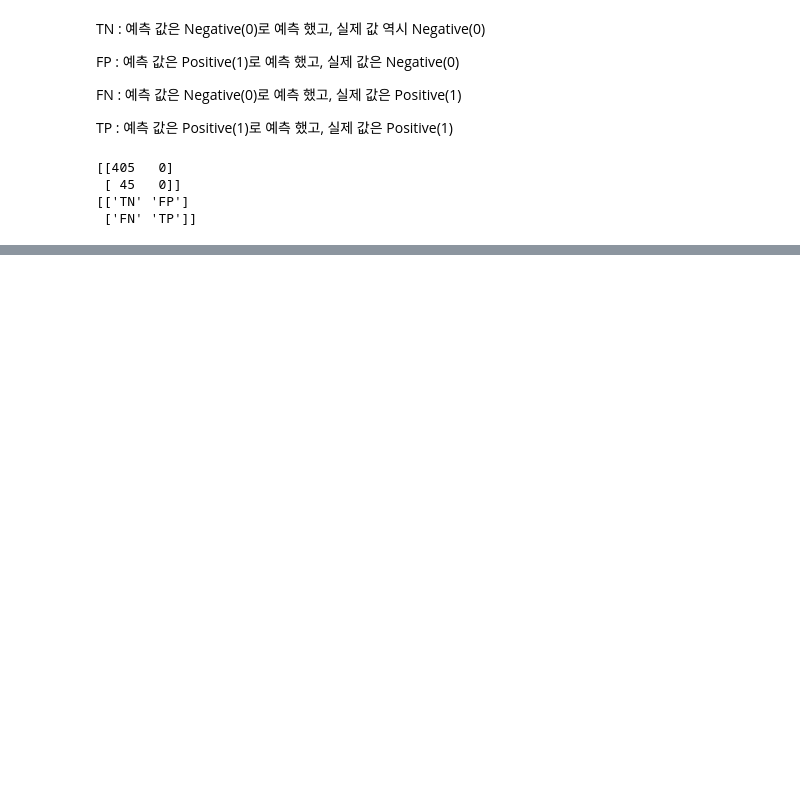
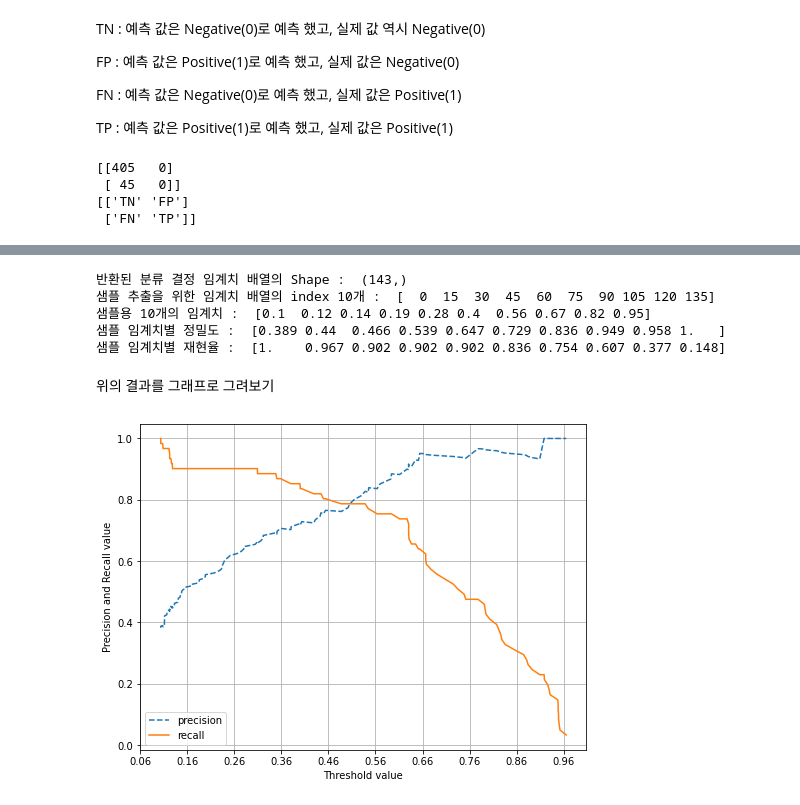
Before and after one commit to HwangHanJae/ml-definitive-guide-pratice, a Jupyter notebook: evaluation_metrics.ipynb, the cells around one changed output, grey strips where cells are left out. Cells and saved outputs as stored; diff of their text form; code cells hidden in the pictures; blank space fills up the shorter version.

Commit message:
분류 클래스의 오차행렬을 활용한 평가지표(정확도, 정밀도, 재현율, 특이도, F1 Score, ROC Curve, Roc AUC)

```diff
--- a/evaluation_metrics.ipynb
+++ b/evaluation_metrics.ipynb
@@ -169,0 +339,55 @@ confusion_matrix로 정확도, 정밀도, 재현율을 알 수 있음
+# %%
+#사이킷런에서는 precision_recall_curve() API를 제공
+from sklearn.metrics import precision_recall_curve
+
+#레이블 값이 1일 때의 예측 확률을 추출
+pred_proba_class1 = clf.predict_proba(X_test)[:, 1]
+
+#실제값 데이터 세트와 레이블 값이 1일 때의 예측 확률을 precision_recall_curve 인자로 입력
+precisions, recalls, thresholds = precision_recall_curve(y_test, pred_proba_class1)
+print("반환된 분류 결정 임계치 배열의 Shape : ", thresholds.shape)
+
+#반환된 임계치 배열 로우가 147건이므로 샘플로 10건만 추출, 임계치를 15 Step으로 추출
+thr_index = np.arange(0, thresholds.shape[0], 15)
+print("샘플 추출을 위한 임계치 배열의 index 10개 : ", thr_index)
+print("샘플용 10개의 임계치 : ", np.round(thresholds[thr_index], 2))
+
+#15 Step 단위로 추출된 임계치에 따른 정밀도와 재현율 값
+print("샘플 임계치별 정밀도 : ", np.round(precisions[thr_index],3))
+print("샘플 임계치별 재현율 : ", np.round(recalls[thr_index],3))
+# %% [output]
+반환된 분류 결정 임계치 배열의 Shape :  (143,)
+샘플 추출을 위한 임계치 배열의 index 10개 :  [  0  15  30  45  60  75  90 105 120 135]
+샘플용 10개의 임계치 :  [0.1  0.12 0.14 0.19 0.28 0.4  0.56 0.67 0.82 0.95]
+샘플 임계치별 정밀도 :  [0.389 0.44  0.466 0.539 0.647 0.729 0.836 0.949 0.958 1.   ]
+샘플 임계치별 재현율 :  [1.    0.967 0.902 0.902 0.902 0.836 0.754 0.607 0.377 0.148]
+# %% [markdown]
+위의 결과를 그래프로 그려보기
+# %%
+import matplotlib.pyplot as plt
+import matplotlib.ticker as ticker
+
+def precision_recall_curve_plot(y_test, pred_proba_c1):
+  #threshold, ndarray와 이 thershold에 따른 정밀도, 재현율 ndarray 추출
+  precisions, recalls, thresholds, precision_recall_curve(y_test, pred_proba_c1)
+
+  #X축을 thershold값으로 Y축은 정밀도, 재현율 값으로 각각 Plot을 수행, 정밀도는 점선으로 표시
+  plt.figure(figsize=(8,6))
+  threshold_boundary = thresholds.shape[0]
+  plt.plot(thresholds, precisions[0:threshold_boundary], linestyle='--', label="precision")
+  plt.plot(thresholds, recalls[0:threshold_boundary], label='recall')
+
+  #thershold값 X축의 Scale을 0.1단위로 변경
+  start, end = plt.xlim()
+  plt.xticks(np.round(np.arange(start, end, 0.1),2))
+
+  #X축, Y축 label과 legend, 그리고 grid 설정
+  plt.xlabel("Threshold value")
+  plt.ylabel("Precision and Recall value")
+  plt.legend()
+  plt.grid()
+  plt.show()
+
+precision_recall_curve_plot(y_test, pred_proba_class1)
+# %% [output]
+[figure, added]
```
Also changed, not shown: parts of 30 cells of this notebook.
